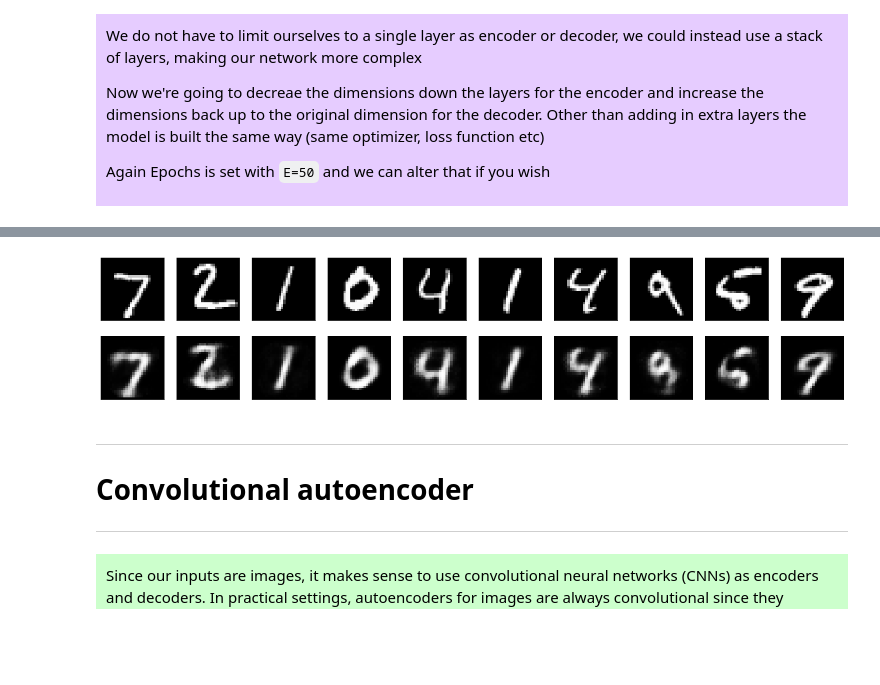
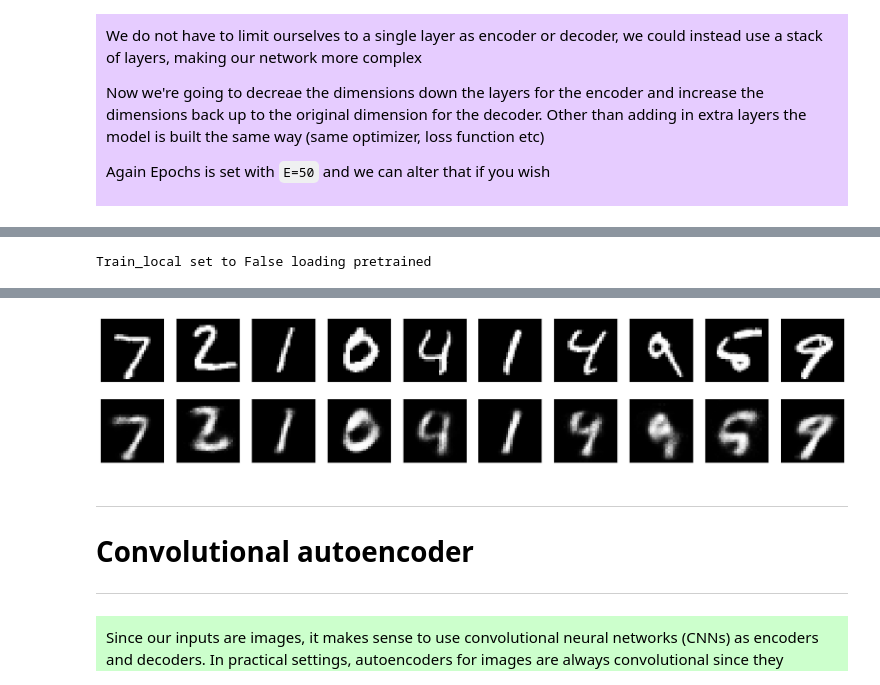
Before and after one commit to cemac/LIFD_AutoEncoders, a Jupyter notebook: AutoEncoders.ipynb, the cells around one changed output, grey strips where cells are left out. Saved outputs shown, nothing was run; the diff lists cells and outputs as text; code cells hidden in the pictures; blank space fills up the shorter version.

```diff
--- a/AutoEncoders.ipynb
+++ b/AutoEncoders.ipynb
@@ -165,7 +157,7 @@ train_local=False
 </div>
 # %%
 device = "cuda" if tf.config.list_physical_devices('GPU') else "cpu"
-if device=='gpu;':
+if device=='cuda':
   train_local=True
   GPUs=True
   print('GPUs found Setting train_local to True')
@@ -362,13 +354,11 @@ if train_local:
 else:
     print('Train_local set to False loading pretrained')
     try:
-        print('...')
+        autoencoder.load_weights('Model_weights/AE1.ckpt')
     except FileNotFoundError:
          print('grabing pretrained data')
 
 if train_local:
     if trained:
         autoencoder.save_weights('AE1.ckpt')
-        model.save('saved_model/my_model')
-
         print('save trained')
@@ -464,6 +500,6 @@ Epoch 50/50
 # %%
-encoded_imgs = encoder.predict(x_test)
-decoded_imgs = decoder.predict(encoded_imgs)
+
+decoded_imgs = autoencoder.predict(x_test)
 # now using Matplotlib to plot the images
 n = 10 # how many images we will display
 plt.figure(figsize=(20, 4))
@@ -545,6 +558,27 @@ Epoch 50/50
+# %%
+if train_local:
+    autoencoder.fit(x_train, x_train, epochs=E, batch_size=256,
+                shuffle=True, validation_data=(x_test, x_test),
+                callbacks=[ tf.keras.callbacks.LearningRateScheduler( lambda epoch: 1e-1 * 10 ** (epoch / E )),
+                           printlr])
+    # Trained
+    trained = True
+else:
+    print('Train_local set to False loading pretrained')
+    try:
+        autoencoder.load_weights('Model_weights/AE_deep.ckpt')
+    except FileNotFoundError:
+         print('grabing pretrained data')
+
+if train_local:
+    if trained:
+        autoencoder.save_weights('AE_deep.ckpt')
+        print('save trained')
+# %% [output]
+Train_local set to False loading pretrained
 # %%
 encoded_imgs = encoder.predict(x_test)
-decoded_imgs = decoder.predict(encoded_imgs)
+decoded_imgs = autoencoder.predict(x_test)
 # now using Matplotlib to plot the images
 n = 10 # how many images we will display
 plt.figure(figsize=(20, 4))
@@ -568,4 +604,4 @@ plt.show()
-[figure, old version]
+[figure, new version]
 # %% [markdown]
 <hr>
 
```
Also changed, not shown: parts of 31 cells of this notebook, 15 other files.
